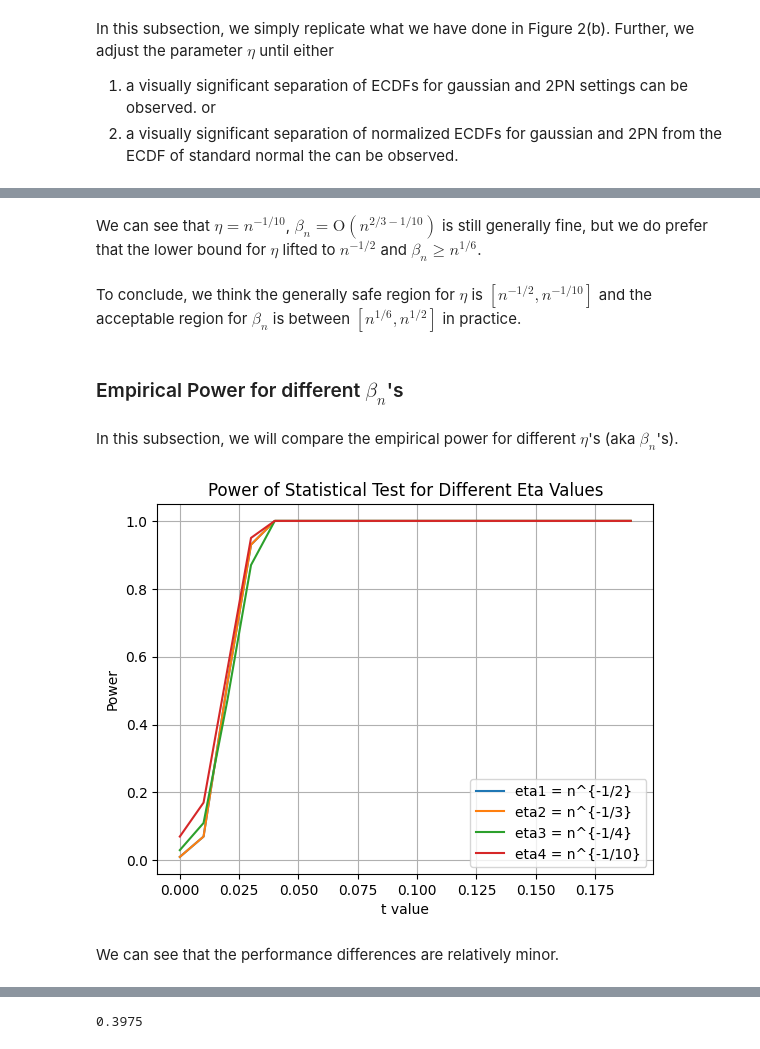
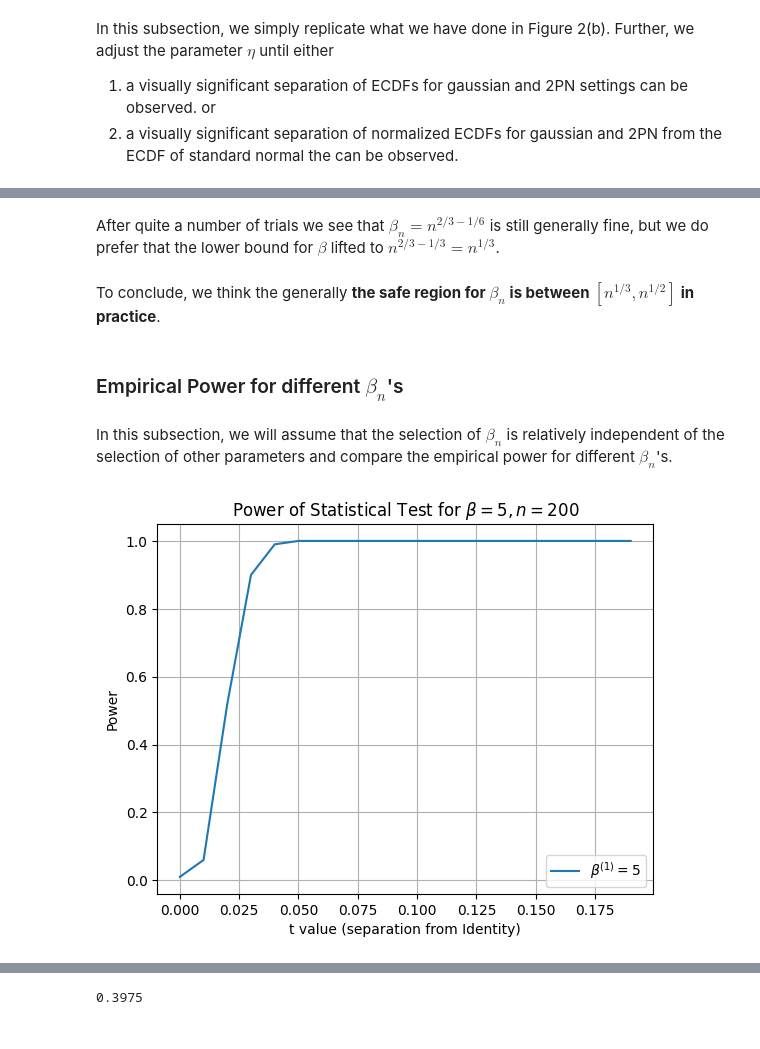
Before and after one commit to wzgstein/CovTesting, a Jupyter notebook: Hypothesis_Testing_for_Covariance_Matrix_in_the_ultra_high_dimensional_setting.ipynb, the cells around one changed output, grey strips where cells are left out. Drawn from its saved outputs; the diff is of its cells as text; code cells hidden in the pictures.

```diff
--- a/Hypothesis_Testing_for_Covariance_Matrix_in_the_ultra_high_dimensional_setting.ipynb
+++ b/Hypothesis_Testing_for_Covariance_Matrix_in_the_ultra_high_dimensional_setting.ipynb
@@ -7204,11 +6188,11 @@ Wall time: 18.4 s
 # %% [markdown]
-We can see that $\eta=n^{-1/10}$, $\beta_n=\mathrm{O}({n^{2/3-1/10}})$ is still generally fine, but we do prefer that the lower bound for $\eta$ lifted to $n^{-1/2}$ and $\beta_n\ge n^{1/6}$.
+After quite a number of trials we see that $\beta_n={n^{2/3-1/6}}$ is still generally fine, but we do prefer that the lower bound for $\beta$ lifted to $n^{2/3-1/3}=n^{1/3}$.
 # %% [markdown]
-To conclude, we  think the generally safe region for $\eta$ is $[n^{-1/2},n^{-1/10}]$ and the acceptable region for $\beta_n$ is between $[n^{1/6}, n^{1/2}]$ in practice.
+To conclude, we  think the generally **the safe region for $\beta_n$ is between $[n^{1/3}, n^{1/2}]$ in practice**.
 # %% [markdown]
 ### Empirical Power for different $\beta_n$'s
 # %% [markdown]
-In this subsection, we will compare the empirical power for different $\eta$'s (aka $\beta_n$'s).
+In this subsection, we will assume that the selection of $\beta_n$ is relatively independent of the selection of other parameters and  compare the empirical power for different  $\beta_n$'s.
 # %%
 import jax
 import jax.numpy as jnp
@@ -7251,45 +6235,42 @@ def power_phi(n, phi, R, c, t, eta):
     m = int(n * phi)
     Sigmad = jnp.repeat(jnp.array([1, 1 + t]), m // 2)
     leftb = (jnp.sqrt(phi) + 1/jnp.sqrt(phi) - 2)
     T = jnp.zeros(R)
     key = jax.random.PRNGKey(0)
+    num_in = np.zeros(R)
     for r in range(R):
         key, subkey = jax.random.split(key)
         X = random.normal(subkey, shape=(m, n))
         X = X * jnp.sqrt(Sigmad)[:, None]
         H = jnp.matmul(X.T, X) / jnp.sqrt(n * m)
         E00, _ = jnp.linalg.eigh(H)
         E0 = np.array(E00)
         Et = np.array(extract_elements(E0, leftb - eta, leftb + eta))
         Eb = (Et - leftb * jnp.ones(Et.shape)) / eta
         t1 = jnp.sum(Eb)
         T = T.at[r].set(t1)
+        # num_in[r]=count_inside_interval(E0, leftb - eta, leftb + eta)
+    # print(np.mean(num_in))
+
+
     TestST = np.array(T)
     Mean_x, Variance_x = calculate_null_distribution(eta)
     Normalize_TestST = (TestST - Mean_x * jnp.ones(R)) / np.sqrt(Variance_x)
     True_Pos = count_outside_interval(Normalize_TestST, -1.96, 1.96)
     return True_Pos / R
 
 eta1= 1/(n**(1/3))
-eta2= 1/(n**(1/4))
-eta3= 1/(n**(1/5))
-eta4= 1/(n**(1/10))
+
 L1 = [power_phi(n, phi, R, c, 0.01 * s, eta1) for s in range(repeat)]
-L2 = [power_phi(n, phi, R, c, 0.01 * s, eta2) for s in range(repeat)]
-L3 = [power_phi(n, phi, R, c, 0.01 * s, eta3) for s in range(repeat)]
-L4 = [power_phi(n, phi, R, c, 0.01 * s, eta4) for s in range(repeat)]
+
 x_values = [0.01 * s for s in range(repeat)]
-plt.plot(x_values, L1, label='eta1 = n^{-1/3}')
-plt.plot(x_values, L2, label='eta2 = n^{-1/4}')
-plt.plot(x_values, L3, label='eta3 = n^{-1/5}')
-plt.plot(x_values, L4, label='eta4 = n^{-1/10}')
-plt.xlabel('t value')
+plt.plot(x_values, L1, label=r'$\beta^{(1)} = 5$')
+
+plt.xlabel('t value (separation from Identity)')
 plt.ylabel('Power')
-plt.title('Power of Statistical Test for Different Eta Values')
+plt.title(r'Power of Statistical Test for $\beta=5, n=200$')
 plt.legend()
 plt.grid(True)
 plt.show()
 # %% [output]
-[figure, old version]
+[figure, new version]
-# %% [markdown]
-We can see that the performance differences are relatively minor.
```
Also changed, not shown: parts of 70 cells of this notebook.
